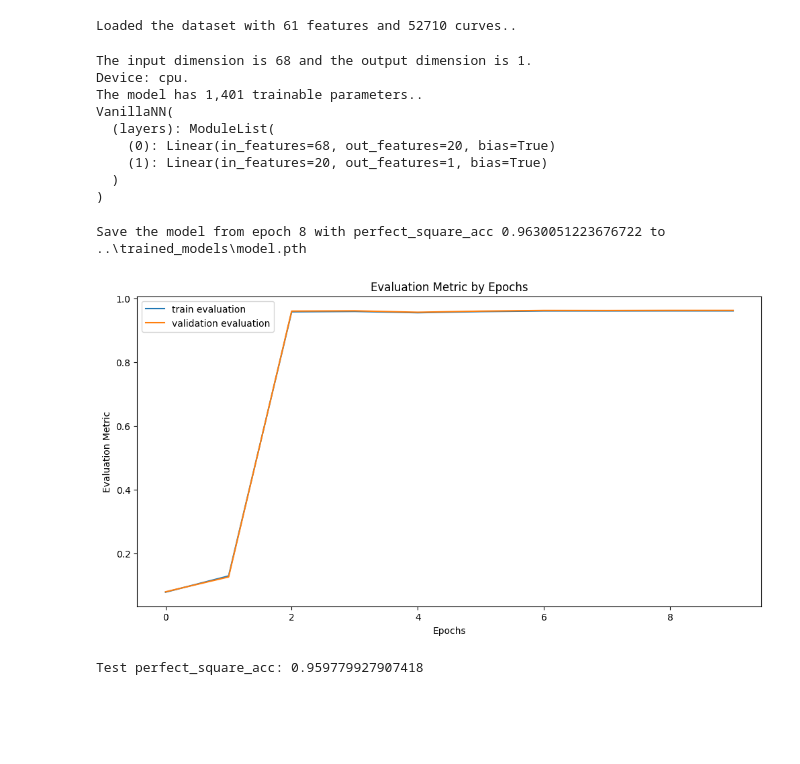
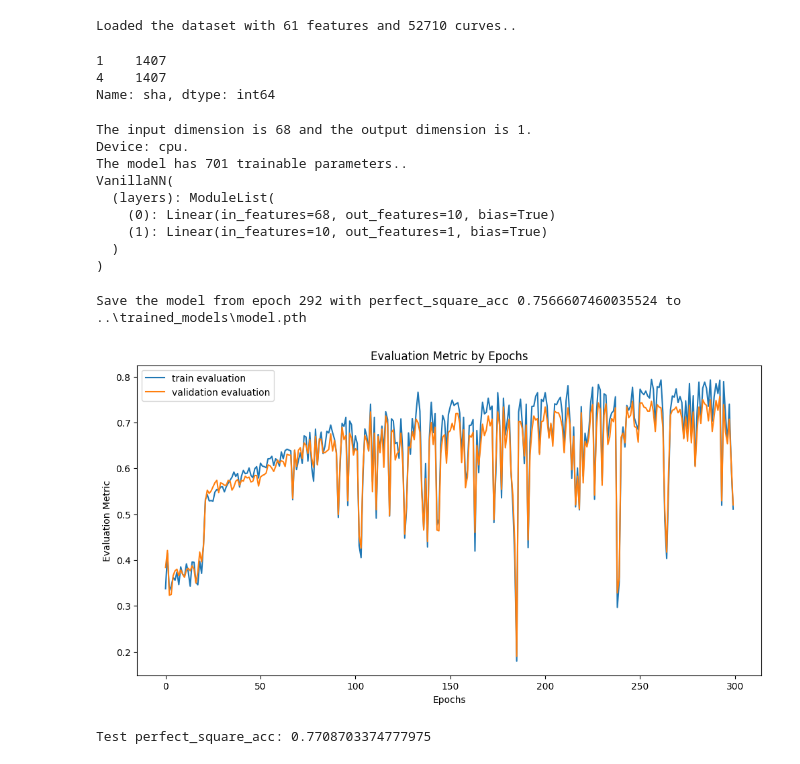
Before and after one commit to BarinderBanwait/ml_rnt, a Jupyter notebook: notebooks/ShaPrediction.ipynb, the cells around one changed output. Saved outputs shown, nothing was run; the diff lists cells and outputs as text; code cells hidden in the pictures; blank space fills up the shorter version.

Commit message:
balanced dataset test for sha prediction

```diff
--- a/notebooks/ShaPrediction.ipynb
+++ b/notebooks/ShaPrediction.ipynb
@@ -19,12 +16,22 @@ Loaded the dataset with 61 features and 52710 curves..
 # %%
 df = utils.process_kodaira_symbol(df)
 df.drop('lmfdb_label', axis=1, inplace=True)
+# %%
+# to get a balanced dataset with equal amount of 1 and 4 labels
+len_4 = df[df['sha'] == 4].shape[0]
+df_balanced = df[df['sha'] == 1].sample(len_4)
+df_balanced = pd.concat([df_balanced, df[df['sha'] == 4]])
+df_balanced.sha.value_counts()
+# %% [output]
+1    1407
+4    1407
+Name: sha, dtype: int64
 # %%
 # choose model parameters
-hidden_units = [20]
+hidden_units = [10]
 
 # default model parameters
-input_dim, output_dim = utils.get_input_output_dim(df, 'sha', if_regression=True)
+input_dim, output_dim = utils.get_input_output_dim(df_balanced, 'sha', if_regression=True)
 
 # check if we have cuda available
 device = utils.get_device()
@@ -37,32 +44,32 @@ utils.model_summary(model)
 # %% [output]
 The input dimension is 68 and the output dimension is 1.
 Device: cpu.
-The model has 1,401 trainable parameters..
+The model has 701 trainable parameters..
 VanillaNN(
   (layers): ModuleList(
-    (0): Linear(in_features=68, out_features=20, bias=True)
-    (1): Linear(in_features=20, out_features=1, bias=True)
+    (0): Linear(in_features=68, out_features=10, bias=True)
+    (1): Linear(in_features=10, out_features=1, bias=True)
   )
 )
 # %%
 # choose training parameters
 loss_func = nn.MSELoss()
-num_epochs = 10
-lr = 0.005
+num_epochs = 300
+lr = 0.001
 optimizer = optim.Adam(model.parameters(), lr=lr)
 evaluator = perfect_square_acc
 # %%
 # split data
-train_dataloader, val_dataset, test_dataset = utils.prepare_data(df, 'sha', device, if_regression=True)
+train_dataloader, val_dataset, test_dataset = utils.prepare_data(df_balanced, 'sha', device, if_regression=True)
 # train the model
 model, train_eval_hist, val_eval_hist = executor.train(model, train_dataloader, val_dataset, loss_func, evaluator, optimizer, num_epochs, if_regression=True, verbose=False)
 # plot train_eval_hist, val_eval_hist
 utils.plot_train_eval_hist(train_eval_hist, val_eval_hist)
 # %% [output]
-Save the model from epoch 8 with perfect_square_acc 0.9630051223676722 to ..\trained_models\model.pth
+Save the model from epoch 292 with perfect_square_acc 0.7566607460035524 to ..\trained_models\model.pth
-[figure, old version]
+[figure, new version]
 # %%
 # test the model
-test_res = executor.test(model, test_dataset, evaluator, verbose=True)
+test_res = executor.test(model, test_dataset, evaluator, verbose=True, if_regression=True)
 # %% [output]
-Test perfect_square_acc: 0.959779927907418
+Test perfect_square_acc: 0.7708703374777975
```
Also changed, not shown: parts of 1 cell of this notebook, 3 other files.
